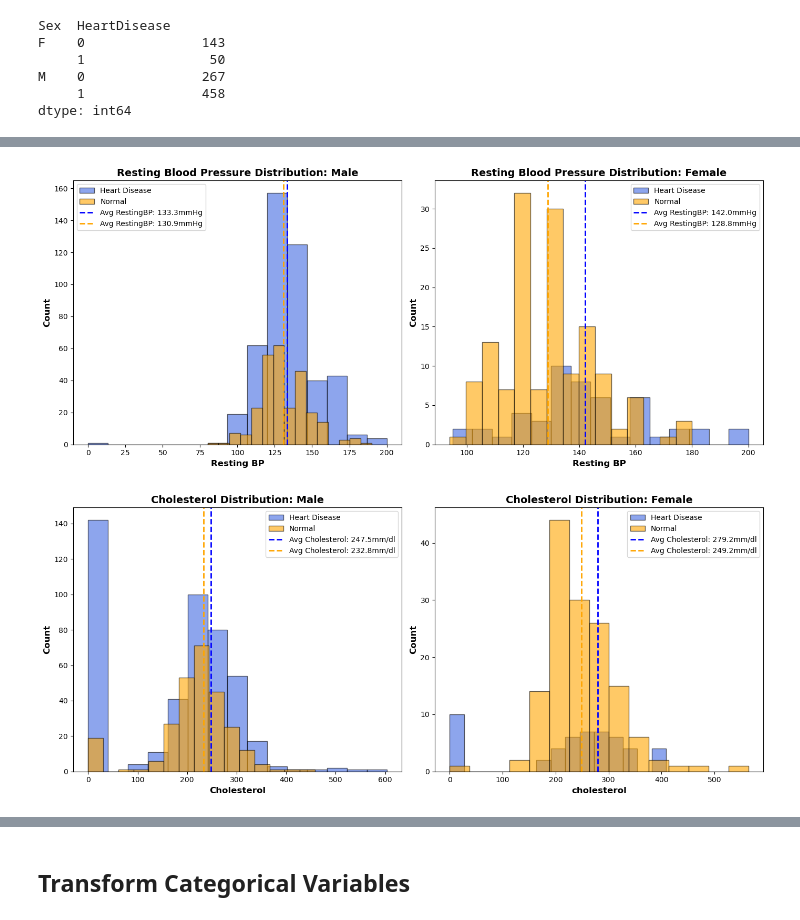
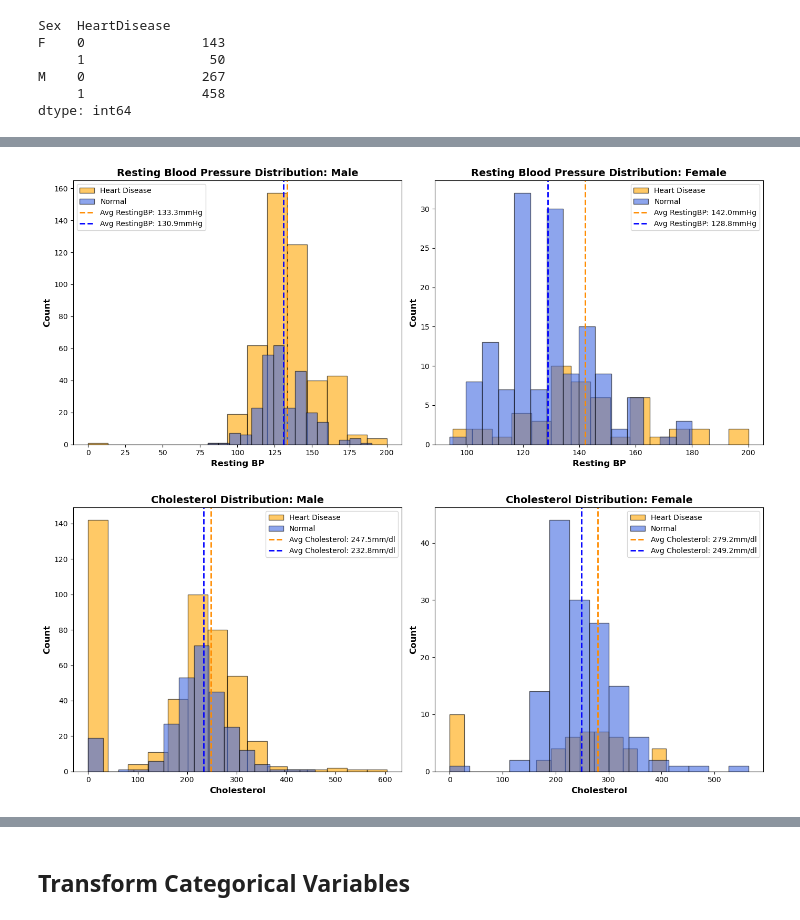
Before and after one commit to midorikawaguti/Heart_Failure_Prediction_Team_0, a Jupyter notebook: heart_failure_prediction-1.ipynb, the cells around one changed output, grey strips where cells are left out. Cells and saved outputs as stored; diff of their text form; code cells hidden in the pictures.

```diff
--- a/heart_failure_prediction-1.ipynb
+++ b/heart_failure_prediction-1.ipynb
@@ -167,12 +167,12 @@ avg_restingBP_male_normal= heart_normal_male['RestingBP'].mean()
 fig, axes = plt.subplots(1, 2, figsize=(14, 6))
 
 # ---- Male Resting BP Distribution ----
-axes[0].hist(heart_disease_male['RestingBP'], bins=15, alpha=0.6, color='royalblue', edgecolor='black', label='Heart Disease')
-axes[0].hist(heart_normal_male['RestingBP'], bins=15, alpha=0.6, color='orange', edgecolor='black', label='Normal')
+axes[0].hist(heart_disease_male['RestingBP'], bins=15, alpha=0.6, color='orange', edgecolor='black', label='Heart Disease')
+axes[0].hist(heart_normal_male['RestingBP'], bins=15, alpha=0.6, color='royalblue', edgecolor='black', label='Normal')
 
 # Add vertical lines for average RestingBP
-axes[0].axvline(x=avg_restingBP_male_disease, color='blue', linestyle='--', linewidth=2, label=f"Avg RestingBP: {avg_restingBP_male_disease:.1f}mmHg")
-axes[0].axvline(x=avg_restingBP_male_normal, color='orange', linestyle='--', linewidth=2, label=f"Avg RestingBP: {avg_restingBP_male_normal:.1f}mmHg")
+axes[0].axvline(x=avg_restingBP_male_disease, color='darkorange', linestyle='--', linewidth=2, label=f"Avg RestingBP: {avg_restingBP_male_disease:.1f}mmHg")
+axes[0].axvline(x=avg_restingBP_male_normal, color='blue', linestyle='--', linewidth=2, label=f"Avg RestingBP: {avg_restingBP_male_normal:.1f}mmHg")
 
 # Labels & title
 axes[0].set_xlabel('Resting BP', fontsize=12, fontweight='bold')
@@ -181,12 +181,12 @@ axes[0].set_title('Resting Blood Pressure Distribution: Male', fontsize=14, font
 axes[0].legend(loc='upper left', fontsize=10)
 
 # ---- Female Resting BP Distribution ----
-axes[1].hist(heart_disease_female['RestingBP'], bins=15, alpha=0.6, color='royalblue', edgecolor='black', label='Heart Disease')
-axes[1].hist(heart_normal_female['RestingBP'], bins=15, alpha=0.6, color='orange', edgecolor='black', label='Normal')
+axes[1].hist(heart_disease_female['RestingBP'], bins=15, alpha=0.6, color='orange', edgecolor='black', label='Heart Disease')
+axes[1].hist(heart_normal_female['RestingBP'], bins=15, alpha=0.6, color='royalblue', edgecolor='black', label='Normal')
 
 # Add vertical lines for average RestingBP
-axes[1].axvline(x=avg_restingBP_female_disease, color='blue', linestyle='--', linewidth=2, label=f"Avg RestingBP: {avg_restingBP_female_disease:.1f}mmHg")
-axes[1].axvline(x=avg_restingBP_female_normal, color='orange', linestyle='--', linewidth=2, label=f"Avg RestingBP: {avg_restingBP_female_normal:.1f}mmHg")
+axes[1].axvline(x=avg_restingBP_female_disease, color='darkorange', linestyle='--', linewidth=2, label=f"Avg RestingBP: {avg_restingBP_female_disease:.1f}mmHg")
+axes[1].axvline(x=avg_restingBP_female_normal, color='blue', linestyle='--', linewidth=2, label=f"Avg RestingBP: {avg_restingBP_female_normal:.1f}mmHg")
 
 # Labels & title
 axes[1].set_xlabel('Resting BP', fontsize=12, fontweight='bold')
@@ -198,7 +198,7 @@ axes[1].legend(loc='upper right', fontsize=10)
 plt.tight_layout()  # Prevent overlap
 plt.show()
 # %% [output]
-[figure, old version]
+[figure, new version]
 # %%
 import matplotlib.pyplot as plt
 
@@ -207,40 +207,40 @@ avg_cholesterol_female_disease= heart_disease_female[heart_disease_female['Chole
 avg_cholesterol_female_normal= heart_normal_female[heart_normal_female['Cholesterol'] != 0]['Cholesterol'].mean()
 
 avg_cholesterol_male_disease= heart_disease_male[heart_disease_male['Cholesterol'] != 0]['Cholesterol'].mean()
 avg_cholesterol_male_normal= heart_normal_male[heart_normal_male['Cholesterol'] != 0]['Cholesterol'].mean()
 
 fig, axes = plt.subplots(1, 2, figsize=(14, 6))
 
 # ---- Male cholesterol Distribution ----
-axes[0].hist(heart_disease_male['Cholesterol'], bins=15, alpha=0.6, color='royalblue', edgecolor='black', label='Heart Disease')
-axes[0].hist(heart_normal_male['Cholesterol'], bins=15, alpha=0.6, color='orange', edgecolor='black', label='Normal')
+axes[0].hist(heart_disease_male['Cholesterol'], bins=15, alpha=0.6, color='orange', edgecolor='black', label='Heart Disease')
+axes[0].hist(heart_normal_male['Cholesterol'], bins=15, alpha=0.6, color='royalblue', edgecolor='black', label='Normal')
 
 # Add vertical lines for average RestingBP
-axes[0].axvline(x=avg_cholesterol_male_disease, color='blue', linestyle='--', linewidth=2, label=f"Avg Cholesterol: {avg_cholesterol_male_disease:.1f}mm/dl")
-axes[0].axvline(x=avg_cholesterol_male_normal, color='orange', linestyle='--', linewidth=2, label=f"Avg Cholesterol: {avg_cholesterol_male_normal:.1f}mm/dl")
+axes[0].axvline(x=avg_cholesterol_male_disease, color='darkorange', linestyle='--', linewidth=2, label=f"Avg Cholesterol: {avg_cholesterol_male_disease:.1f}mm/dl")
+axes[0].axvline(x=avg_cholesterol_male_normal, color='blue', linestyle='--', linewidth=2, label=f"Avg Cholesterol: {avg_cholesterol_male_normal:.1f}mm/dl")
 
 # Labels & title
 axes[0].set_xlabel('Cholesterol', fontsize=12, fontweight='bold')
 axes[0].set_ylabel('Count', fontsize=12, fontweight='bold')
 axes[0].set_title('Cholesterol Distribution: Male', fontsize=14, fontweight='bold')
 axes[0].legend(loc='upper right', fontsize=10)
 
 # ---- Female cholesterol Distribution ----
-axes[1].hist(heart_disease_female['Cholesterol'], bins=15, alpha=0.6, color='royalblue', edgecolor='black', label='Heart Disease')
-axes[1].hist(heart_normal_female['Cholesterol'], bins=15, alpha=0.6, color='orange', edgecolor='black', label='Normal')
+axes[1].hist(heart_disease_female['Cholesterol'], bins=15, alpha=0.6, color='orange', edgecolor='black', label='Heart Disease')
+axes[1].hist(heart_normal_female['Cholesterol'], bins=15, alpha=0.6, color='royalblue', edgecolor='black', label='Normal')
 
 # Add vertical lines for average RestingBP
-axes[1].axvline(x=avg_cholesterol_female_disease, color='blue', linestyle='--', linewidth=2, label=f"Avg Cholesterol: {avg_cholesterol_female_disease:.1f}mm/dl")
-axes[1].axvline(x=avg_cholesterol_female_normal, color='orange', linestyle='--', linewidth=2, label=f"Avg Cholesterol: {avg_cholesterol_female_normal:.1f}mm/dl")
+axes[1].axvline(x=avg_cholesterol_female_disease, color='darkorange', linestyle='--', linewidth=2, label=f"Avg Cholesterol: {avg_cholesterol_female_disease:.1f}mm/dl")
+axes[1].axvline(x=avg_cholesterol_female_normal, color='blue', linestyle='--', linewidth=2, label=f"Avg Cholesterol: {avg_cholesterol_female_normal:.1f}mm/dl")
 
 # Labels & title
-axes[1].set_xlabel('cholesterol', fontsize=12, fontweight='bold')
+axes[1].set_xlabel('Cholesterol', fontsize=12, fontweight='bold')
 axes[1].set_ylabel('Count', fontsize=12, fontweight='bold')
 axes[1].set_title('Cholesterol Distribution: Female', fontsize=14, fontweight='bold')
 axes[1].legend(loc='upper right', fontsize=10)
 
 # Adjust layout
 plt.tight_layout()  # Prevent overlap
 plt.show()
 # %% [output]
-[figure, old version]
+[figure, new version]
```
Also changed, not shown: parts of 12 cells of this notebook.
